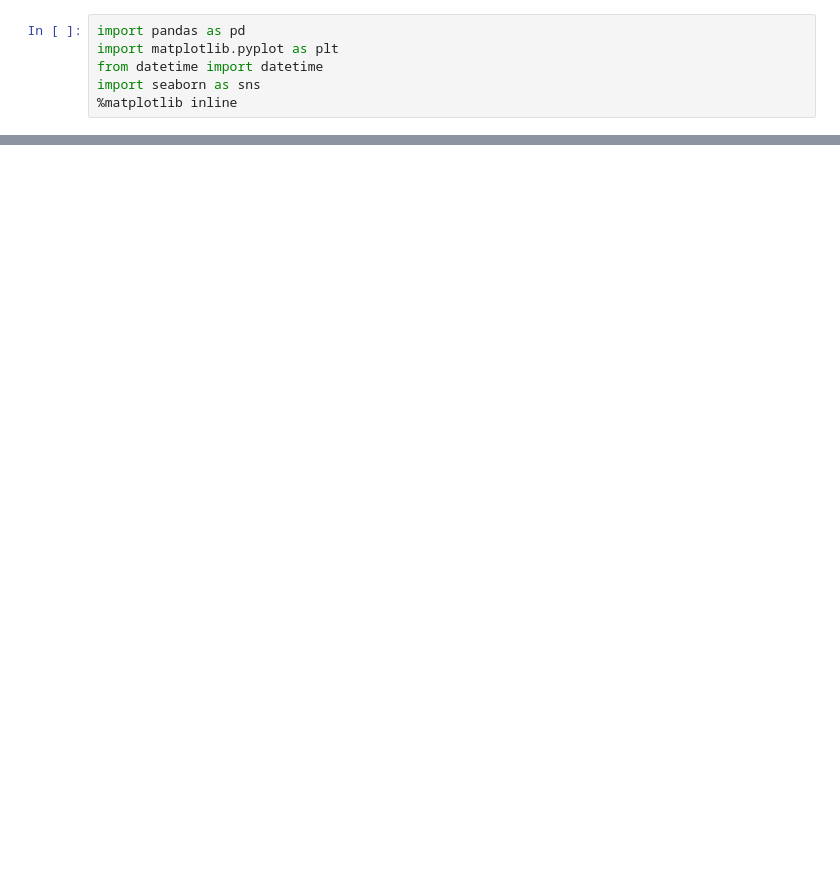
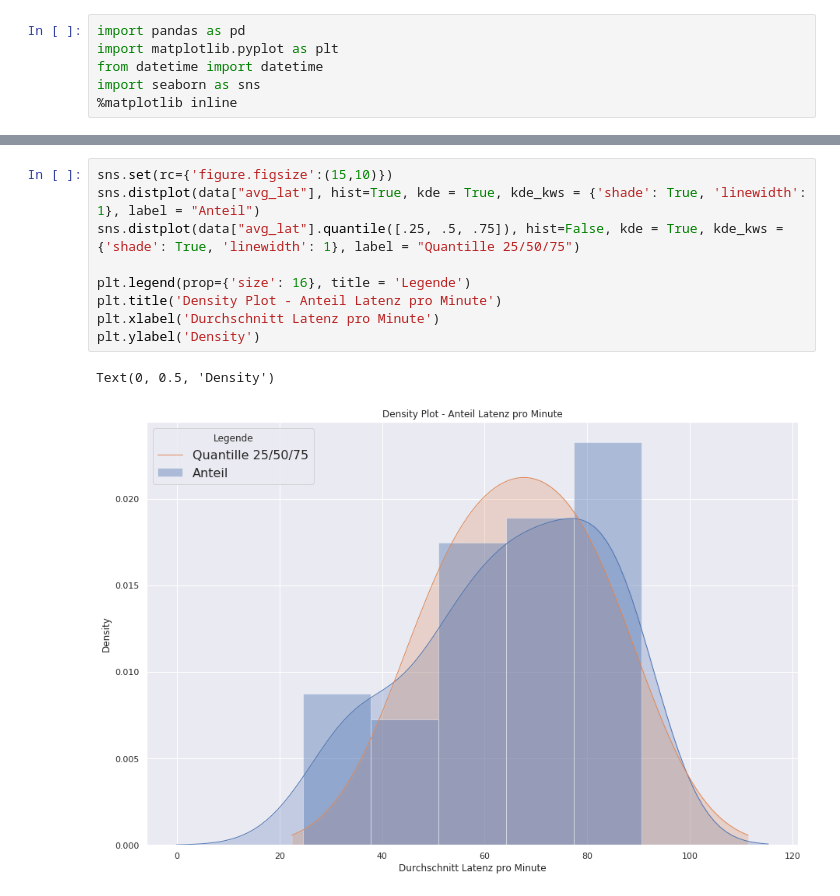
Before and after one commit to dubachphil/bigdata, a Jupyter notebook: client_latency.ipynb, the cells around one changed output, grey strips where cells are left out. Drawn from its saved outputs; the diff is of its cells as text; blank space fills up the shorter version.

```diff
--- a/client_latency.ipynb
+++ b/client_latency.ipynb
@@ -29,2 +29,14 @@ data["avg_lat"].min()
+# %%
+sns.set(rc={'figure.figsize':(15,10)})
+sns.distplot(data["avg_lat"], hist=True, kde = True, kde_kws = {'shade': True, 'linewidth': 1}, label = "Anteil")
+sns.distplot(data["avg_lat"].quantile([.25, .5, .75]), hist=False, kde = True, kde_kws = {'shade': True, 'linewidth': 1}, label = "Quantille 25/50/75")
+
+plt.legend(prop={'size': 16}, title = 'Legende')
+plt.title('Density Plot - Anteil Latenz pro Minute')
+plt.xlabel('Durchschnitt Latenz pro Minute')
+plt.ylabel('Density')
+# %% [output]
+Text(0, 0.5, 'Density')
+[figure, added]
 # %%
 plt.figure(figsize=(15,10))
```
Also changed, not shown: parts of 7 cells of this notebook, 1 other file.
